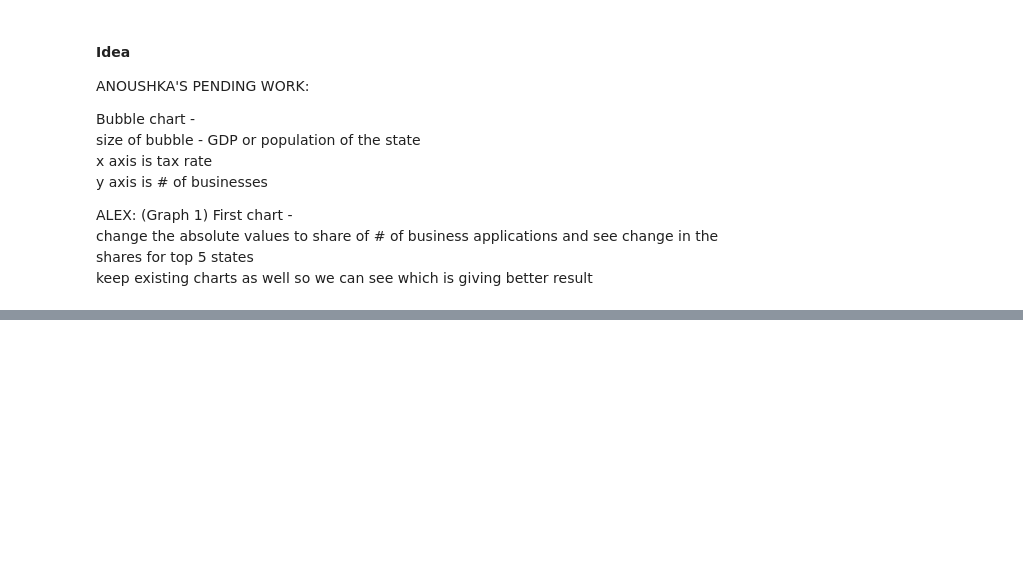
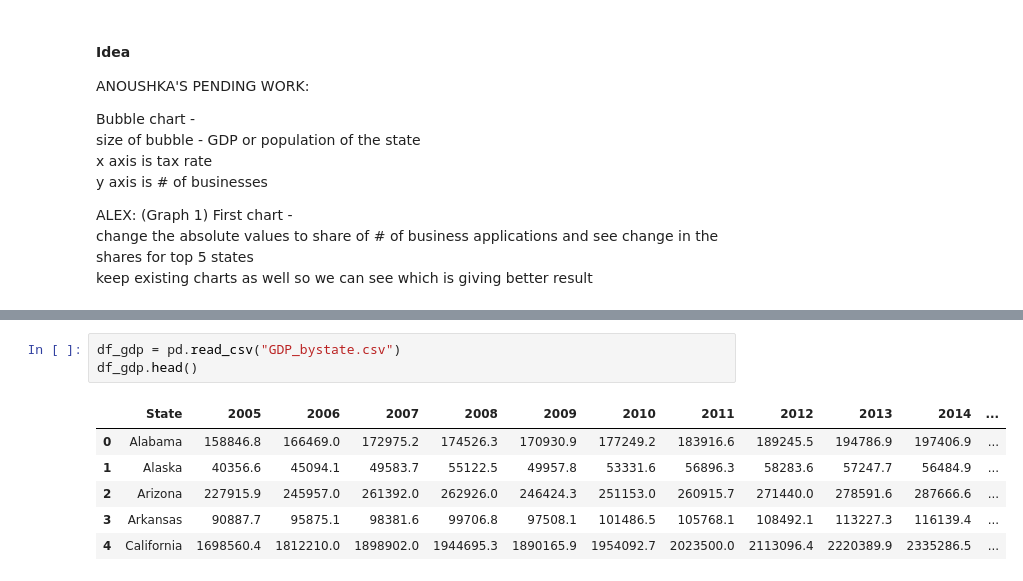
Before and after one commit to anoushkaberry15/data-analytics-project, a Jupyter notebook: AB_testing.ipynb, the cells around one changed output, grey strips where cells are left out. Cells and saved outputs as stored; diff of their text form; blank space fills up the shorter version.

```diff
--- a/AB_testing.ipynb
+++ b/AB_testing.ipynb
@@ -385,0 +398,10 @@ df_biz.head()
+# %%
+df_gdp = pd.read_csv("GDP_bystate.csv")
+df_gdp.head()
+# %% [output]
+|  | State | 2005 | 2006 | 2007 | 2008 | 2009 | 2010 | 2011 | 2012 | 2013 | 2014 | ... |
+| 0 | Alabama | 158846.8 | 166469.0 | 172975.2 | 174526.3 | 170930.9 | 177249.2 | 183916.6 | 189245.5 | 194786.9 | 197406.9 | ... |
+| 1 | Alaska | 40356.6 | 45094.1 | 49583.7 | 55122.5 | 49957.8 | 53331.6 | 56896.3 | 58283.6 | 57247.7 | 56484.9 | ... |
+| 2 | Arizona | 227915.9 | 245957.0 | 261392.0 | 262926.0 | 246424.3 | 251153.0 | 260915.7 | 271440.0 | 278591.6 | 287666.6 | ... |
+| 3 | Arkansas | 90887.7 | 95875.1 | 98381.6 | 99706.8 | 97508.1 | 101486.5 | 105768.1 | 108492.1 | 113227.3 | 116139.4 | ... |
+| 4 | California | 1698560.4 | 1812210.0 | 1898902.0 | 1944695.3 | 1890165.9 | 1954092.7 | 2023500.0 | 2113096.4 | 2220389.9 | 2335286.5 | ... |
```
Also changed, not shown: parts of 44 cells of this notebook, 12 other files.
